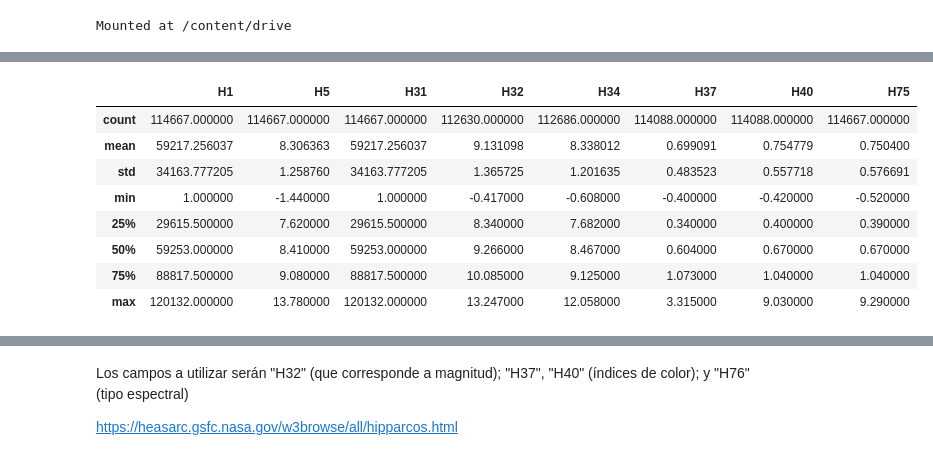
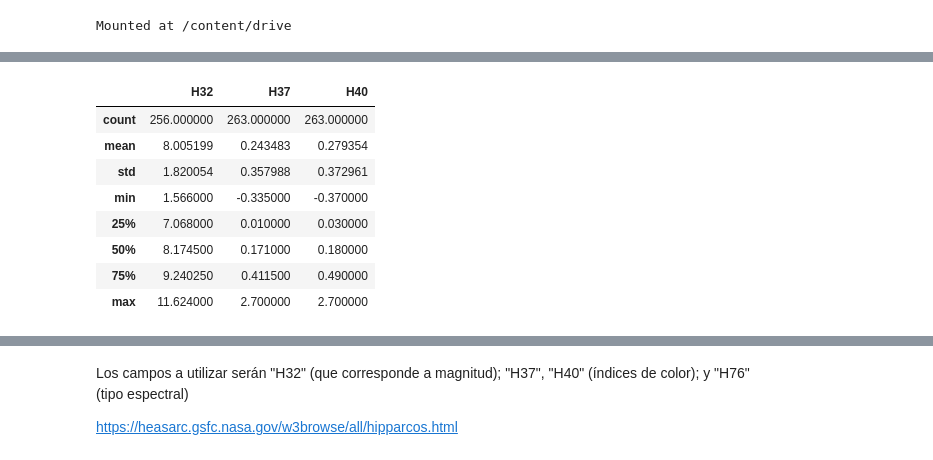
Before and after one commit to bsttiv/tipos_espectrales, a Jupyter notebook: Tipos_Espectrales.ipynb, the cells around one changed output, grey strips where cells are left out. Saved outputs shown, nothing was run; the diff lists cells and outputs as text; code cells hidden in the pictures.

```diff
--- a/Tipos_Espectrales.ipynb
+++ b/Tipos_Espectrales.ipynb
@@ -10,4 +10,7 @@ Mounted at /content/drive
 # Se importa pandas para procesar los datos
 import pandas as pd
 import numpy as np
+# %%
+# Tipos espectrales en los q estamos interesados
+tipos_espectrales = ["O", "B", "A", "F", "G", "K", "M"]
 # %%
@@ -44,0 +31,14 @@ df
+# %%
+# Ruta de la base de datos
+ruta = "drive/MyDrive/Modulo/Tipos_Espectrales/hip_main.dat"
+# Nombres de las columnas (según la especificación de https://heasarc.gsfc.nasa.gov/w3browse/all/hipparcos.html)
+names = ["H"+str(i) for i in range(0, 78)]
+# Se lee la base de datos con los parámetros adecuados
+df = pd.read_csv(ruta, sep="|", converters={"H76": texto_a_mayusculas, "H32": texto_a_float, "H37": texto_a_float, "H40": texto_a_float}, names=names, keep_default_na=False)
+# Se eliminan aquellas filas cuyo tipo espectral no coincida con los buscados (O, B, A, F, G, K, M)
+df = df[df["H76"].str[0].isin(tipos_espectrales)]
+# Se borran las columnas que no se usarán
+labels = ["H"+str(i) for i in range(0, 78) if i not in [76, 32, 37, 40]]
+df.drop(labels=labels, inplace=True, axis=1)
+# Se muestra el DataFrame
+df
@@ -45,12 +59,23 @@ df
+# %%
+# Se extraen las filas de cada tipo espectral para posteriormente usar el método describe
+# Y visualizar las estadísticas de los datos
+
+df_tipo_o = df[df["H76"].str[0] == "O"]
+df_tipo_b = df[df["H76"].str[0] == "B"]
+df_tipo_a = df[df["H76"].str[0] == "A"]
+df_tipo_f = df[df["H76"].str[0] == "F"]
+df_tipo_g = df[df["H76"].str[0] == "G"]
+df_tipo_k = df[df["H76"].str[0] == "K"]
+df_tipo_m = df[df["H76"].str[0] == "M"]
 # %%
-df.describe()
+df_tipo_o.describe()
 # %% [output]
-|  | H1 | H5 | H31 | H32 | H34 | H37 | H40 | H75 |
-| count | 114667.000000 | 114667.000000 | 114667.000000 | 112630.000000 | 112686.000000 | 114088.000000 | 114088.000000 | 114667.000000 |
-| mean | 59217.256037 | 8.306363 | 59217.256037 | 9.131098 | 8.338012 | 0.699091 | 0.754779 | 0.750400 |
-| std | 34163.777205 | 1.258760 | 34163.777205 | 1.365725 | 1.201635 | 0.483523 | 0.557718 | 0.576691 |
-| min | 1.000000 | -1.440000 | 1.000000 | -0.417000 | -0.608000 | -0.400000 | -0.420000 | -0.520000 |
-| 25% | 29615.500000 | 7.620000 | 29615.500000 | 8.340000 | 7.682000 | 0.340000 | 0.400000 | 0.390000 |
-| 50% | 59253.000000 | 8.410000 | 59253.000000 | 9.266000 | 8.467000 | 0.604000 | 0.670000 | 0.670000 |
-| 75% | 88817.500000 | 9.080000 | 88817.500000 | 10.085000 | 9.125000 | 1.073000 | 1.040000 | 1.040000 |
-| max | 120132.000000 | 13.780000 | 120132.000000 | 13.247000 | 12.058000 | 3.315000 | 9.030000 | 9.290000 |
+|  | H32 | H37 | H40 |
+| count | 256.000000 | 263.000000 | 263.000000 |
+| mean | 8.005199 | 0.243483 | 0.279354 |
+| std | 1.820054 | 0.357988 | 0.372961 |
+| min | 1.566000 | -0.335000 | -0.370000 |
+| 25% | 7.068000 | 0.010000 | 0.030000 |
+| 50% | 8.174500 | 0.171000 | 0.180000 |
+| 75% | 9.240250 | 0.411500 | 0.490000 |
+| max | 11.624000 | 2.700000 | 2.700000 |
```
Also changed, not shown: parts of 16 cells of this notebook.
